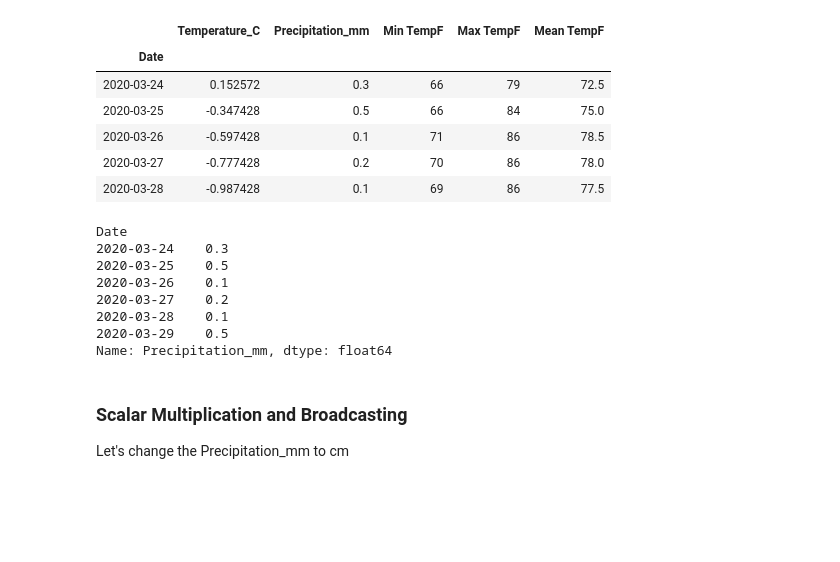
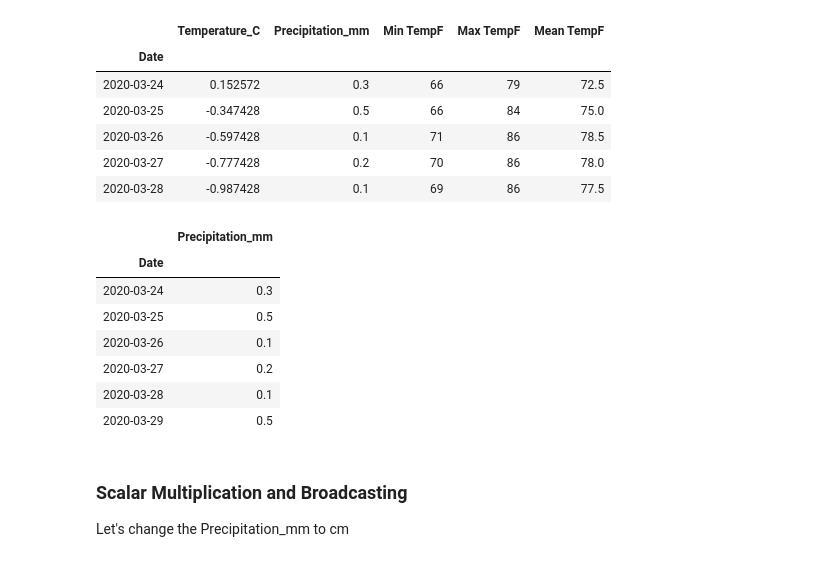
Before and after one commit to BeTKH/DataScieneinPython, a Jupyter notebook: 6. Merging DataFrames.ipynb, the cells around one changed output. Cells and saved outputs as stored; diff of their text form; code cells hidden in the pictures; blank space fills up the shorter version.

```diff
--- a/6. Merging DataFrames.ipynb
+++ b/6. Merging DataFrames.ipynb
@@ -369,17 +369,17 @@ weather.head()
 # %%
 ### Let's load someweather data
 #Slicing and then indexing
 
-weather.loc['2020-3-24':'2020-3-29', 'Precipitation_mm']
+weather.loc['2020-3-24':'2020-3-29', ['Precipitation_mm']]
 # %% [output]
-Date
-2020-03-24    0.3
-2020-03-25    0.5
-2020-03-26    0.1
-2020-03-27    0.2
-2020-03-28    0.1
-2020-03-29    0.5
-Name: Precipitation_mm, dtype: float64
+|  | Precipitation_mm |
+| Date |  |
+| 2020-03-24 | 0.3 |
+| 2020-03-25 | 0.5 |
+| 2020-03-26 | 0.1 |
+| 2020-03-27 | 0.2 |
+| 2020-03-28 | 0.1 |
+| 2020-03-29 | 0.5 |
 # %% [markdown]
 ### Scalar Multiplication and Broadcasting
 
```
Also changed, not shown: parts of 6 cells of this notebook, 1 other file.
